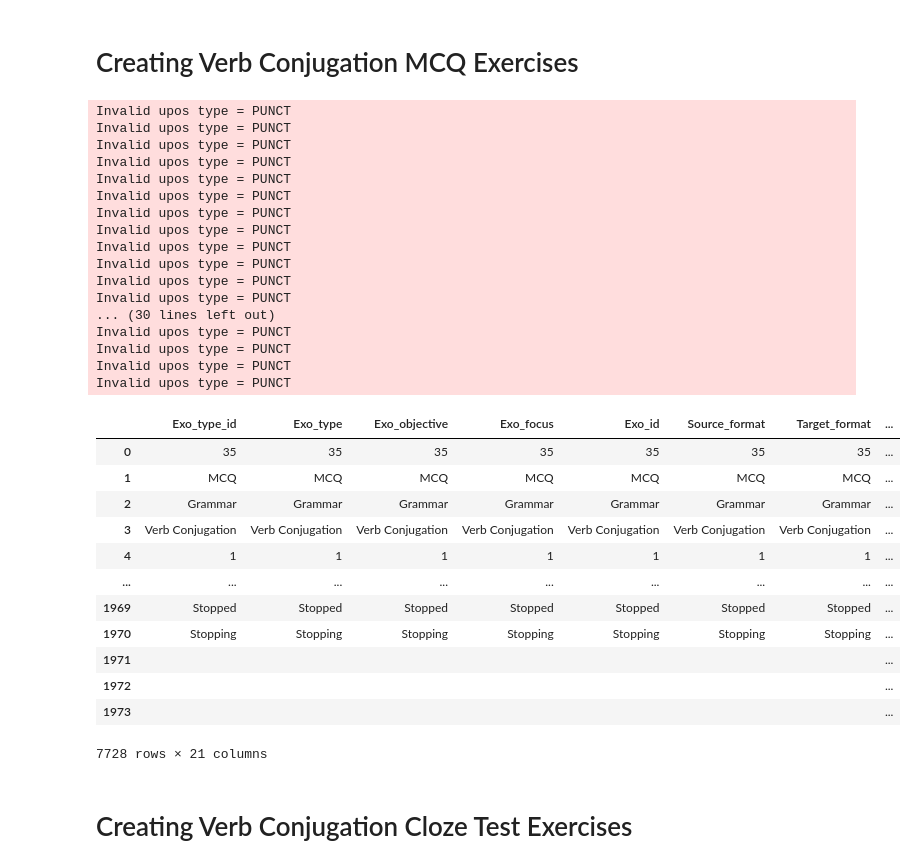
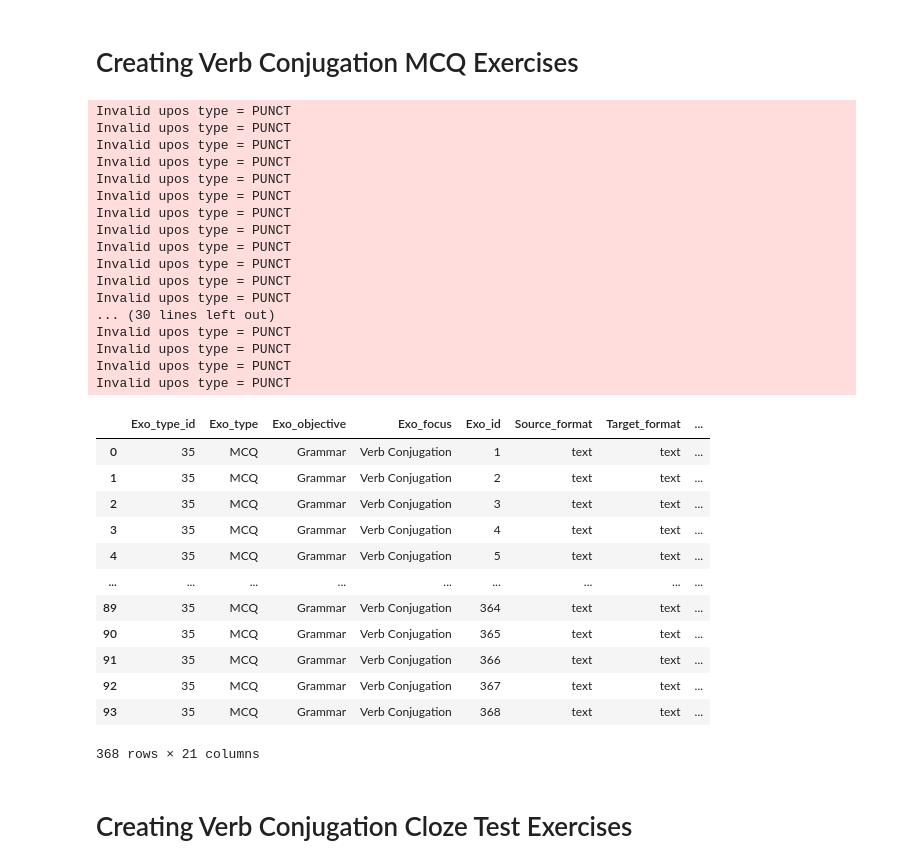
Before and after one commit to hugolpz/WeSpeaxExos, a Jupyter notebook: en/English_Exercises.ipynb, the cells around one changed output. Drawn from its saved outputs; the diff is of its cells as text; code cells hidden in the pictures.

```diff
--- a/en/English_Exercises.ipynb
+++ b/en/English_Exercises.ipynb
@@ -289,8 +289,7 @@ df_w_fc
 def spelling_mcq(df_source, exo_id, cols):
     data = []
 
-    spellings = dict.fromkeys(cols, [])
-
+    spellings = {col: [] for col in cols}
 
     for i in range(len(df_source)):
         doc_en_phrase = nlp_en_stanza(str(df_source["English Word"][i]))
@@ -332,6 +331,7 @@ def spelling_mcq(df_source, exo_id, cols):
 
 exo_id = 0
 exo_id, data_spelling_mcq_1 = spelling_mcq(df_3000_words, exo_id, cols)
+
 df_spelling_mcq_1 = pd.DataFrame(data_spelling_mcq_1, columns=cols)
 
 frames_spelling_mcq = [df_spelling_mcq_1]
@@ -413,7 +413,7 @@ df_s_fc
 # %%
 def verb_conjug_mcq(df_source, exo_id, cols):
 
-    verb_conjug = dict.fromkeys(cols, [])
+    verb_conjug = {col: [] for col in cols}
 
     for i in range(len(df_source)):
         doc_en_phrase = nlp_en_stanza(str(df_source["English"][i]))
@@ -481,45 +481,45 @@ exo_id, data_v_conjug_mcq_1 = verb_conjug_mcq(df_7000_sents_1, exo_id, cols)
 df_v_conjug_mcq_1 = pd.DataFrame(data_v_conjug_mcq_1, columns=cols)
 
 exo_id, data_v_conjug_mcq_2 = verb_conjug_mcq(df_7000_sents_2, exo_id, cols)
 df_v_conjug_mcq_2 = pd.DataFrame(data_v_conjug_mcq_2, columns=cols)
 
 exo_id, data_v_conjug_mcq_3 = verb_conjug_mcq(df_7000_sents_3, exo_id, cols)
 df_v_conjug_mcq_3 = pd.DataFrame(data_v_conjug_mcq_3, columns=cols)
 
 frames_v_conjug_mcq = [df_v_conjug_mcq_1, df_v_conjug_mcq_2, df_v_conjug_mcq_3]
 df_v_conjug_mcq = pd.concat(frames_v_conjug_mcq)
 df_v_conjug_mcq
 # %% [output]
 Invalid upos type = PUNCT
 Invalid upos type = PUNCT
 Invalid upos type = PUNCT
 Invalid upos type = PUNCT
 Invalid upos type = PUNCT
 Invalid upos type = PUNCT
 Invalid upos type = PUNCT
 Invalid upos type = PUNCT
 Invalid upos type = PUNCT
 Invalid upos type = PUNCT
 Invalid upos type = PUNCT
 Invalid upos type = PUNCT
 ... (30 lines left out)
 Invalid upos type = PUNCT
 Invalid upos type = PUNCT
 Invalid upos type = PUNCT
 Invalid upos type = PUNCT
 |  | Exo_type_id | Exo_type | Exo_objective | Exo_focus | Exo_id | Source_format | Target_format | ... |
-| 0 | 35 | 35 | 35 | 35 | 35 | 35 | 35 | ... |
-| 1 | MCQ | MCQ | MCQ | MCQ | MCQ | MCQ | MCQ | ... |
-| 2 | Grammar | Grammar | Grammar | Grammar | Grammar | Grammar | Grammar | ... |
-| 3 | Verb Conjugation | Verb Conjugation | Verb Conjugation | Verb Conjugation | Verb Conjugation | Verb Conjugation | Verb Conjugation | ... |
-| 4 | 1 | 1 | 1 | 1 | 1 | 1 | 1 | ... |
+| 0 | 35 | MCQ | Grammar | Verb Conjugation | 1 | text | text | ... |
+| 1 | 35 | MCQ | Grammar | Verb Conjugation | 2 | text | text | ... |
+| 2 | 35 | MCQ | Grammar | Verb Conjugation | 3 | text | text | ... |
+| 3 | 35 | MCQ | Grammar | Verb Conjugation | 4 | text | text | ... |
+| 4 | 35 | MCQ | Grammar | Verb Conjugation | 5 | text | text | ... |
 | ... | ... | ... | ... | ... | ... | ... | ... | ... |
-| 1969 | Stopped | Stopped | Stopped | Stopped | Stopped | Stopped | Stopped | ... |
-| 1970 | Stopping | Stopping | Stopping | Stopping | Stopping | Stopping | Stopping | ... |
-| 1971 |  |  |  |  |  |  |  | ... |
-| 1972 |  |  |  |  |  |  |  | ... |
-| 1973 |  |  |  |  |  |  |  | ... |
+| 89 | 35 | MCQ | Grammar | Verb Conjugation | 364 | text | text | ... |
+| 90 | 35 | MCQ | Grammar | Verb Conjugation | 365 | text | text | ... |
+| 91 | 35 | MCQ | Grammar | Verb Conjugation | 366 | text | text | ... |
+| 92 | 35 | MCQ | Grammar | Verb Conjugation | 367 | text | text | ... |
+| 93 | 35 | MCQ | Grammar | Verb Conjugation | 368 | text | text | ... |
-7728 rows × 21 columns
+368 rows × 21 columns
 # %% [markdown]
 # Creating Verb Conjugation Cloze Test Exercises
 # %%
```
Also changed, not shown: parts of 4 cells of this notebook, 1 other file.
